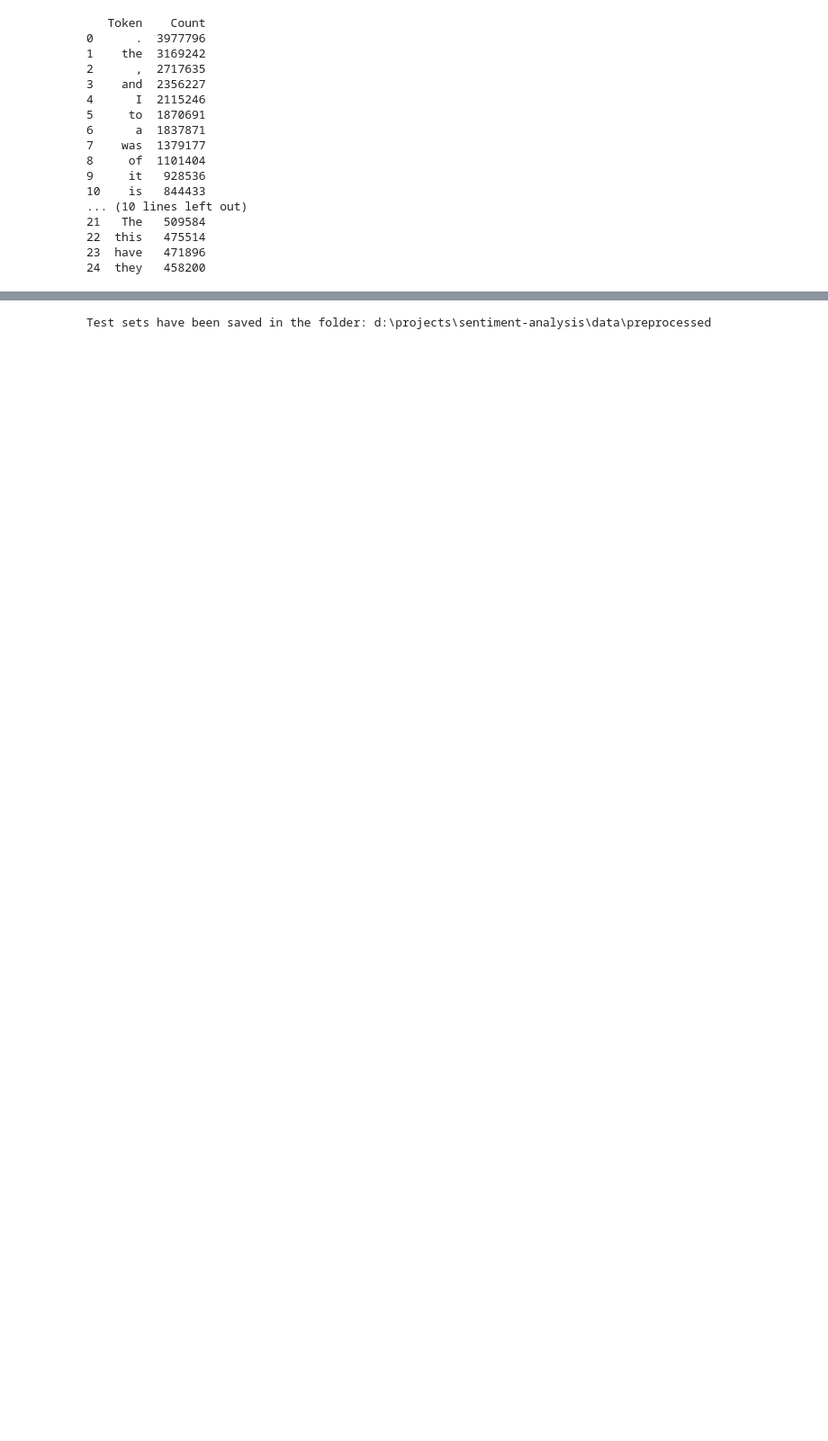
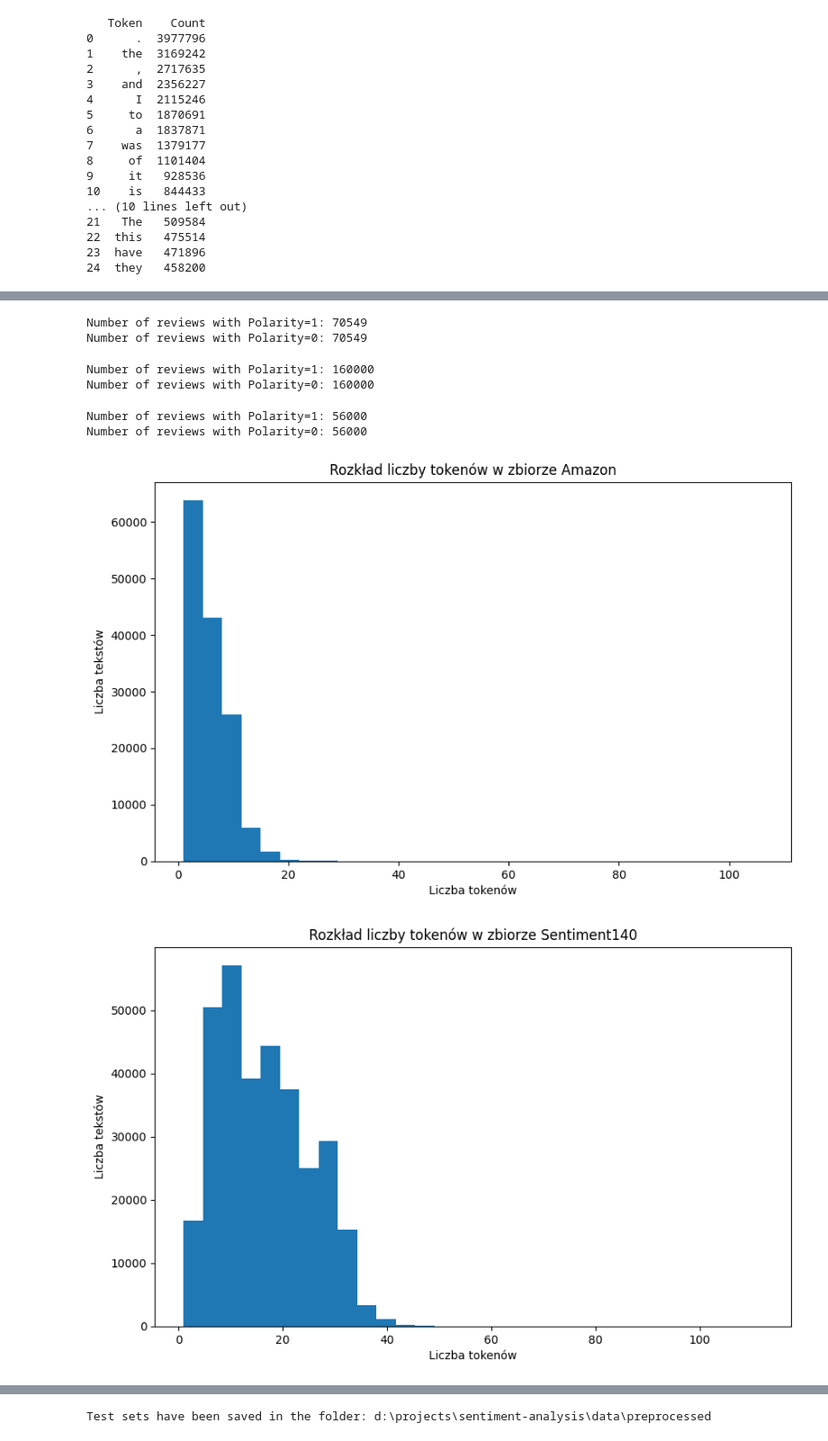
Before and after one commit to Bartosz-Wilkowski/sentiment-analysis, a Jupyter notebook: notebooks/01_data_preprocessing.ipynb, the cells around one changed output, grey strips where cells are left out. Shown: that part at 90% size. Cells and saved outputs as stored; diff of their text form; code cells hidden in the pictures; blank space fills up the shorter version.

Commit message:
feat(data,augm): new notebooks

```diff
--- a/notebooks/01_data_preprocessing.ipynb
+++ b/notebooks/01_data_preprocessing.ipynb
@@ -261,0 +264,46 @@ DataUtils.display_top_tokens(yelp_df, 'Review')
+# %%
+# sample 20% of the data sets to shorten the future processing time
+amazon_sample_df, _ = train_test_split(
+    amazon_balanced_df,
+    test_size=0.8,
+    stratify=amazon_balanced_df['Polarity'],
+    random_state=42
+)
+
+sentiment140_sample_df, _ = train_test_split(
+    sentiment140_df,
+    test_size=0.8,
+    stratify=sentiment140_df['Polarity'],
+    random_state=42
+)
+
+yelp_sample_df, _ = train_test_split(
+    yelp_df,
+    test_size=0.8,
+    stratify=yelp_df['Polarity'],
+    random_state=42
+)
+# %%
+DataUtils.count_reviews_by_polarity(amazon_sample_df)
+# %% [output]
+Number of reviews with Polarity=1: 70549
+Number of reviews with Polarity=0: 70549
+# %%
+DataUtils.count_reviews_by_polarity(sentiment140_sample_df)
+# %% [output]
+Number of reviews with Polarity=1: 160000
+Number of reviews with Polarity=0: 160000
+# %%
+DataUtils.count_reviews_by_polarity(yelp_sample_df)
+# %% [output]
+Number of reviews with Polarity=1: 56000
+Number of reviews with Polarity=0: 56000
+# %%
+dfs = [amazon_sample_df, sentiment140_sample_df, yelp_sample_df]
+dataset_names = ['Amazon', 'Sentiment140', 'Yelp']
+# %%
+for df, name in zip(dfs, dataset_names):
+    DataUtils.plot_token_distribution(df, name)
+# %% [output]
+[figure, added]
+[figure, added]
```
Also changed, not shown: parts of 5 cells of this notebook, 1 other file.
